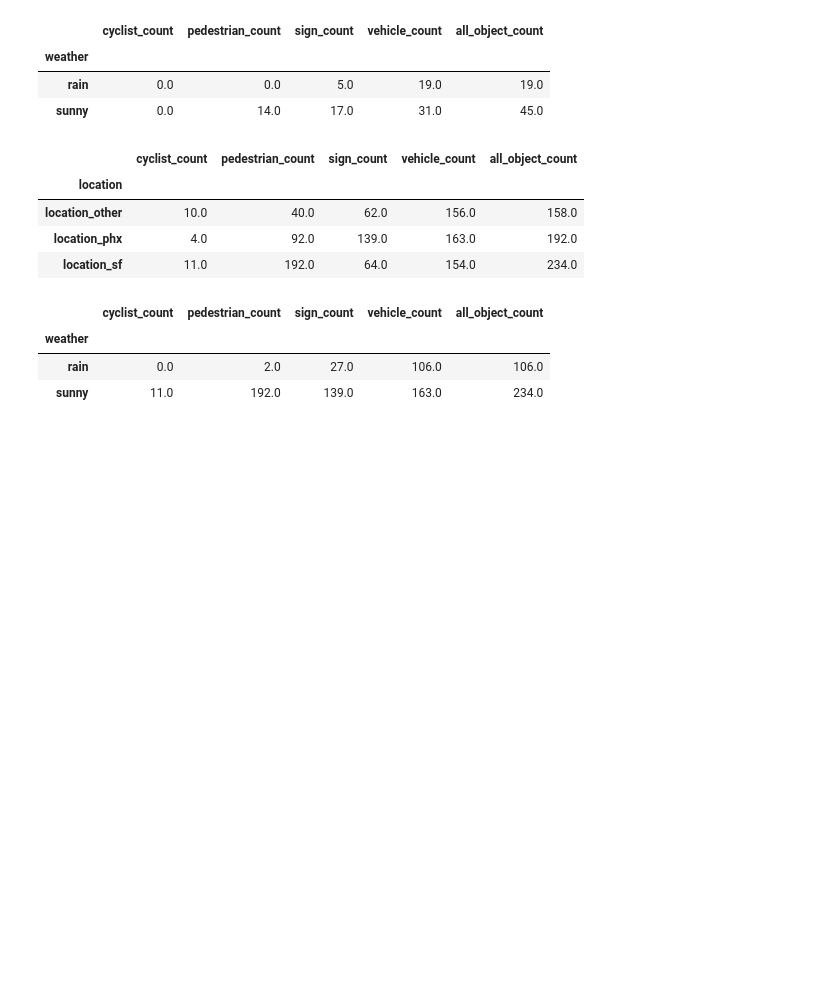
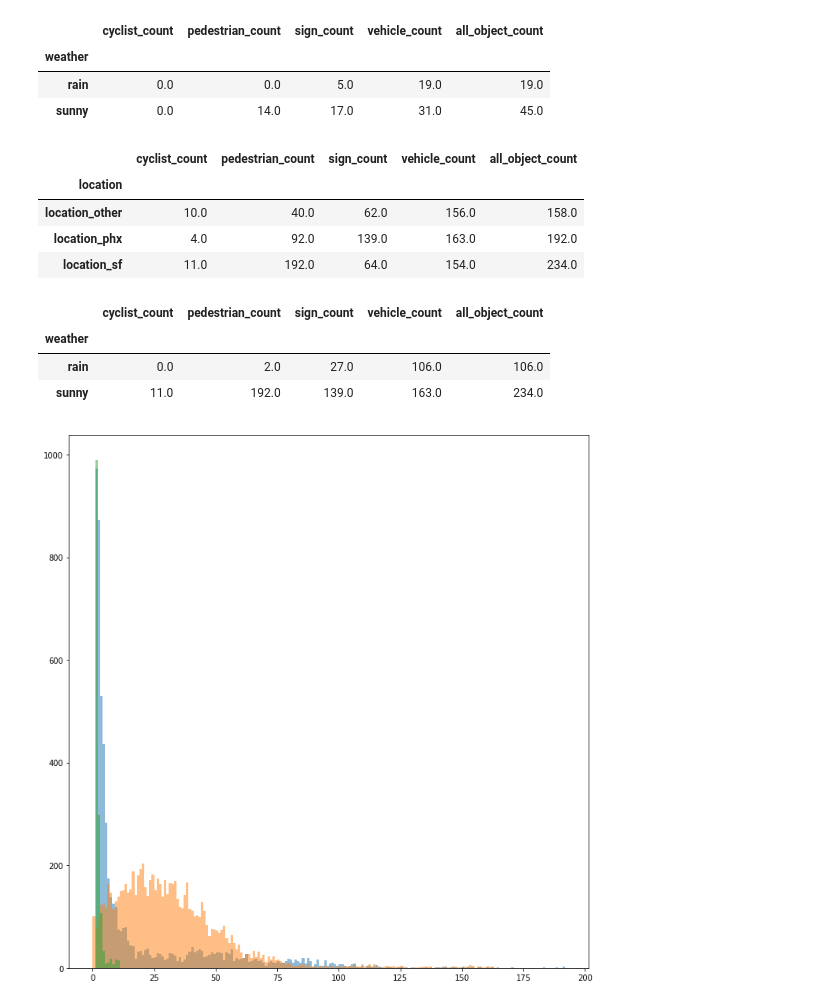
Before and after one commit to kittyschulz/Exploring-Waymo-Open-Dataset, a Jupyter notebook: Waymo-Frame-EDA.ipynb, the cells around one changed output. Saved outputs shown, nothing was run; the diff lists cells and outputs as text; code cells hidden in the pictures; blank space fills up the shorter version.

```diff
--- a/Waymo-Frame-EDA.ipynb
+++ b/Waymo-Frame-EDA.ipynb
@@ -84,3 +90,17 @@ by_weather[count_columns]
 | weather |  |  |  |  |  |
 | rain | 0.0 | 2.0 | 27.0 | 106.0 | 106.0 |
 | sunny | 11.0 | 192.0 | 139.0 | 163.0 | 234.0 |
+# %%
+cyclist_frames = frames_df[frames_df['cyclist_count'] != 0]
+pedestrian_frames = frames_df[frames_df['pedestrian_count'] != 0]
+
+ped_bins = int(pedestrian_frames['pedestrian_count'].max() - pedestrian_frames['pedestrian_count'].min())
+veh_bins = int(frames_df['vehicle_count'].max() - frames_df['vehicle_count'].min())
+cyl_bins = int(cyclist_frames['cyclist_count'].max() - cyclist_frames['cyclist_count'].min())
+
+pedestrian_frames['pedestrian_count'].hist(bins=ped_bins, figsize=(10, 10), grid=False, alpha=0.5)
+frames_df['vehicle_count'].hist(bins=veh_bins, figsize=(10, 10), grid=False, alpha=0.5)
+cyclist_frames['cyclist_count'].hist(bins=cyl_bins, figsize=(10, 10), grid=False, alpha=0.5)
+plt.tight_layout()
+# %% [output]
+[figure, added]
```
Also changed, not shown: parts of 10 cells of this notebook.
